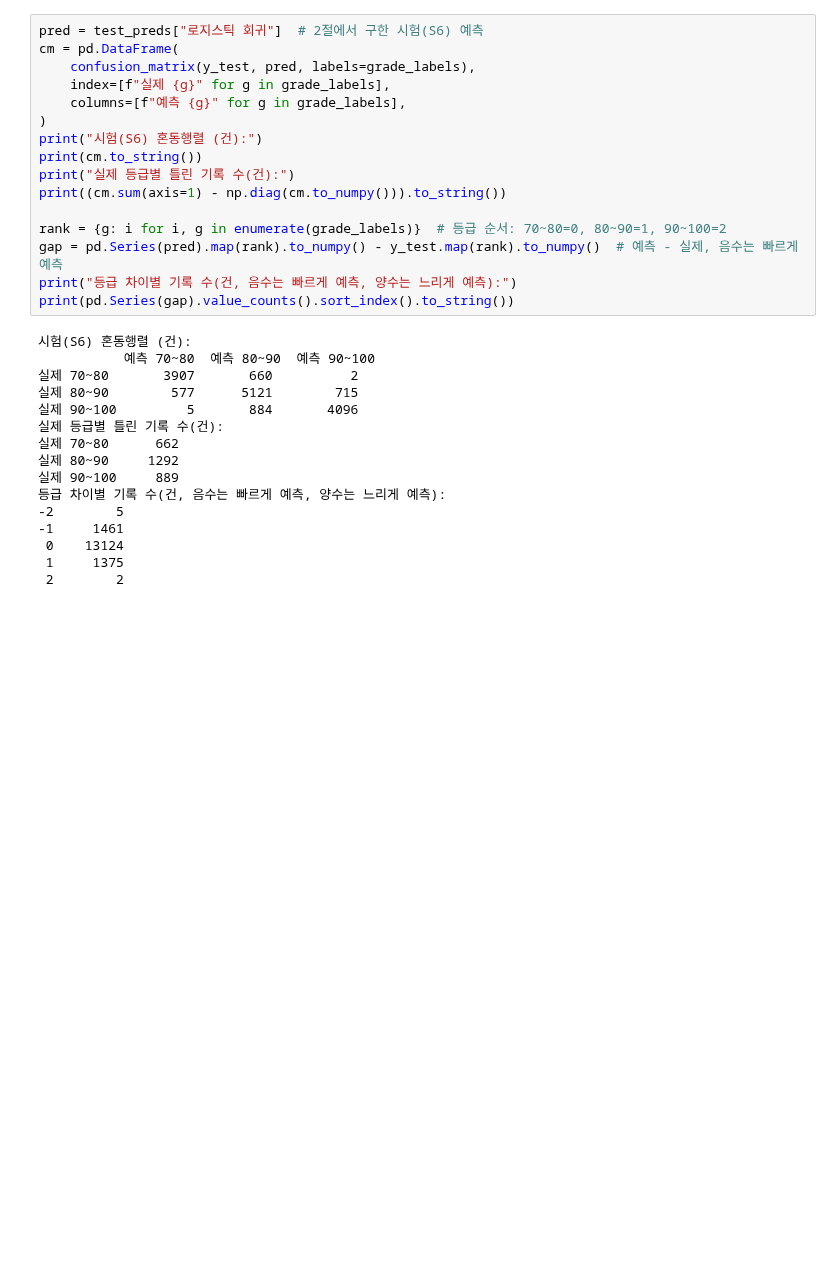
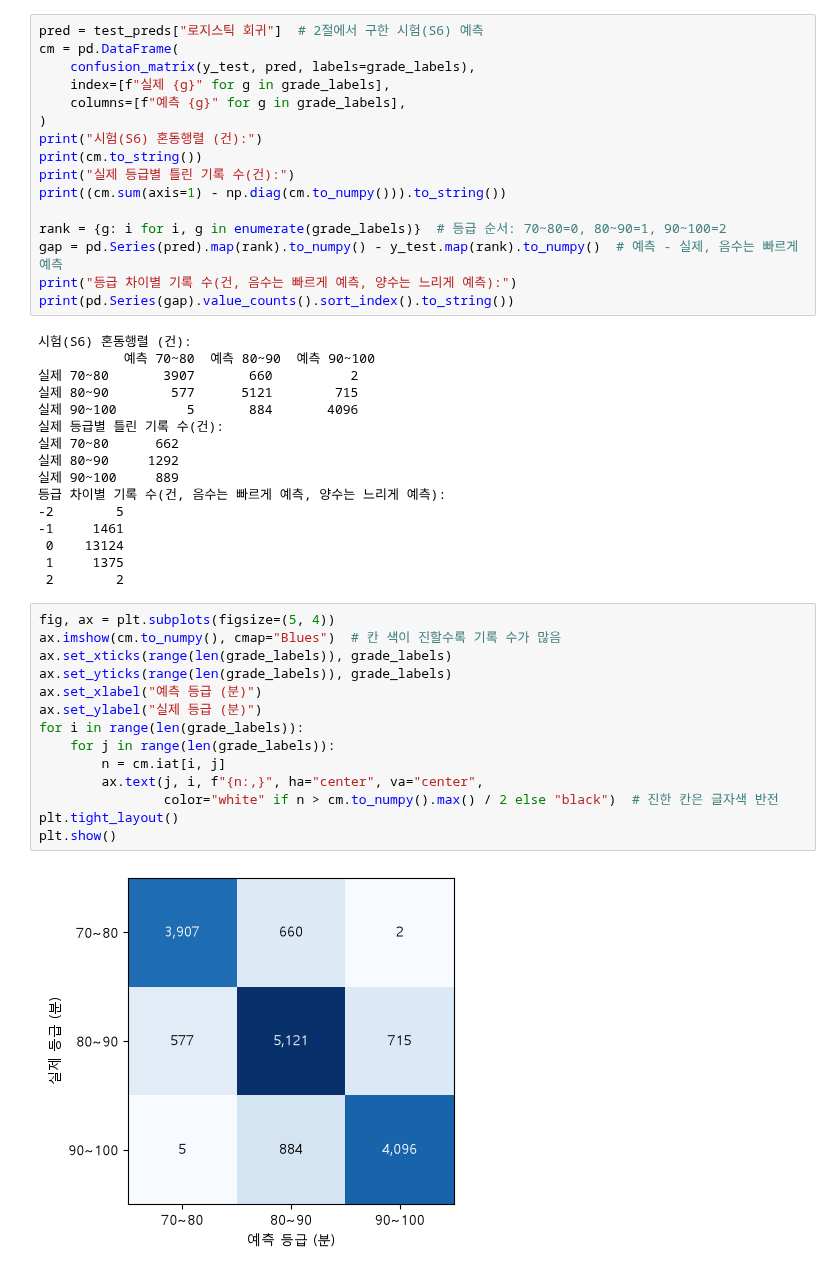
Before and after one commit to Jenny5789/hyrox-analysis, a Jupyter notebook: notebooks/05_classification.ipynb, the cells around one changed output. Saved outputs shown, nothing was run; the diff lists cells and outputs as text; blank space fills up the shorter version.

```diff
--- a/notebooks/05_classification.ipynb
+++ b/notebooks/05_classification.ipynb
@@ -355,6 +373,22 @@ print(pd.Series(gap).value_counts().sort_index().to_string())
  0    13124
  1     1375
  2        2
+# %%
+fig, ax = plt.subplots(figsize=(5, 4))
+ax.imshow(cm.to_numpy(), cmap="Blues")  # 칸 색이 진할수록 기록 수가 많음
+ax.set_xticks(range(len(grade_labels)), grade_labels)
+ax.set_yticks(range(len(grade_labels)), grade_labels)
+ax.set_xlabel("예측 등급 (분)")
+ax.set_ylabel("실제 등급 (분)")
+for i in range(len(grade_labels)):
+    for j in range(len(grade_labels)):
+        n = cm.iat[i, j]
+        ax.text(j, i, f"{n:,}", ha="center", va="center",
+                color="white" if n > cm.to_numpy().max() / 2 else "black")  # 진한 칸은 글자색 반전
+plt.tight_layout()
+plt.show()
+# %% [output]
+[figure, added]
 # %% [markdown]
 ### 결과
 - 시험(S6) 15,967건 중 13,124건을 맞히고 2,843건을 틀림
```
Also changed, not shown: parts of 6 cells of this notebook.
